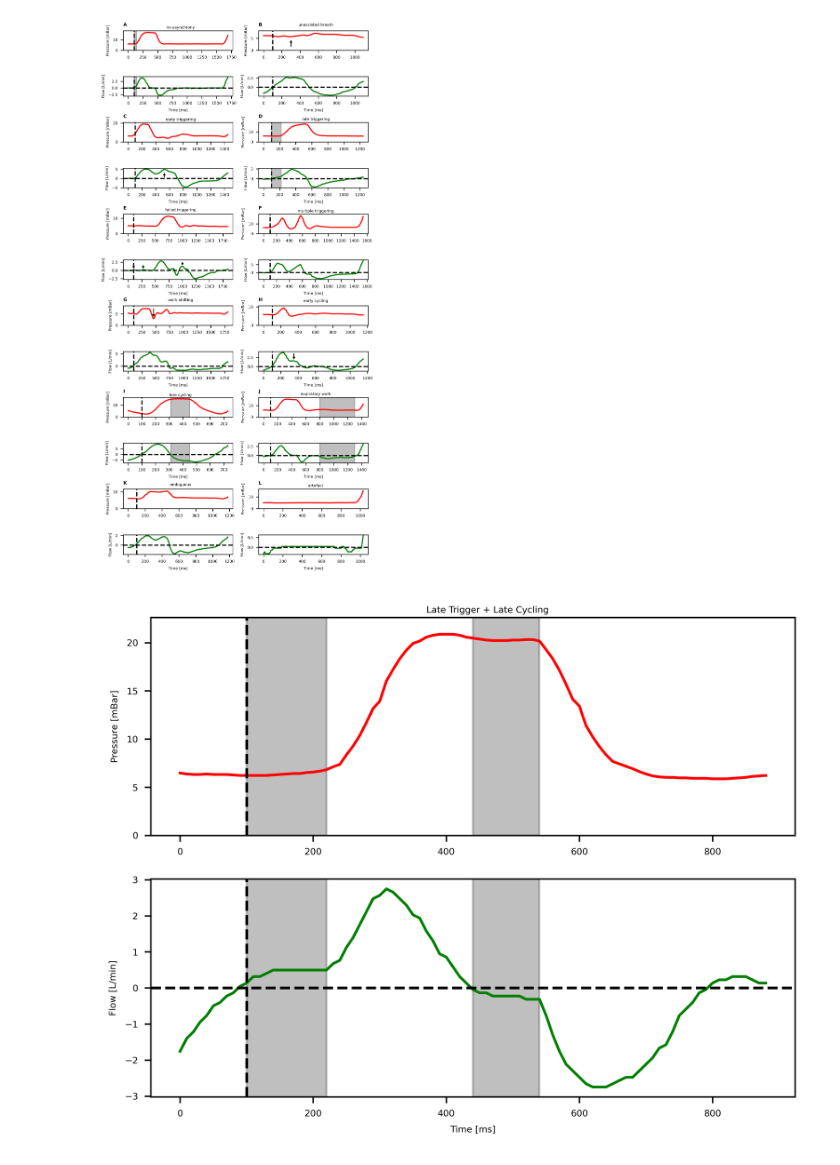
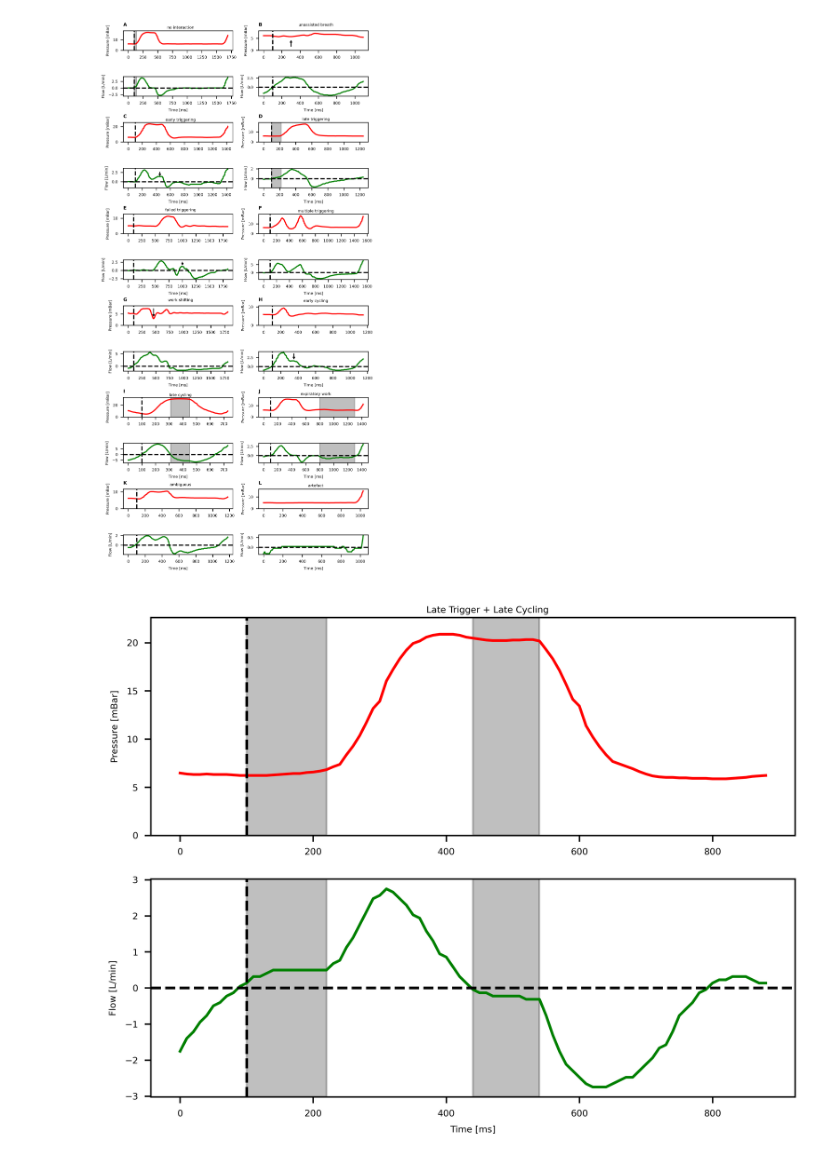
Before and after one commit to chongtwd/Detection-and-quantitative-analysis-of-patient-ventilator-interactions-in-ventilated-neonates, a Jupyter notebook: model_dev/Figure1.ipynb, the cells around one changed output. Saved outputs shown, nothing was run; the diff lists cells and outputs as text; code cells hidden in the pictures.

```diff
--- a/model_dev/Figure1.ipynb
+++ b/model_dev/Figure1.ipynb
@@ -6,7 +6,7 @@ from PIL import Image
 
 df = pd.read_csv("../data/train/combined.csv")
 ws = pd.read_csv("../data/train/waveforms.csv")
-df = df.rename({"splinting" : "ambiguous"}, axis=1)
+df = df.rename({"splinting" : "ambiguous", "no asynchrony" : "no interaction"}, axis=1)
 
 def plot_breath(ax, i, j, b, h, df, ws, rs, plot_breath_start=True):
     idx = df.loc[df[b] == 1][["Sample","original_index"]].sample(1, random_state = rs)
@@ -29,7 +29,7 @@ def plot_breath(ax, i, j, b, h, df, ws, rs, plot_breath_start=True):
 plt.rcParams.update({'font.size': 5})
 fig, axs = plt.subplots(12, 2, figsize=(5,10), dpi=600)
 
-plot_breath(axs, 0, 0, "no asynchrony", "A", df, ws, 0)
+plot_breath(axs, 0, 0, "no interaction", "A", df, ws, 0)
 axs[0, 0].axvspan(100, 140, color="k", alpha=0.25)
 axs[1, 0].axvspan(100, 140, color="k", alpha=0.25)
 
@@ -37,8 +37,8 @@ plot_breath(axs, 0, 1, "unassisted breath", "B", df, ws, 3)
 axs[0, 1].annotate("", xy=(300, 5), xytext=(300, 1),
             arrowprops=dict(arrowstyle="->"))
 
-plot_breath(axs, 2, 0, "early trigger", "C", df, ws, 3)
-axs[3,0].annotate("", xy=(525, 4), xytext=(525, 0),
+plot_breath(axs, 2, 0, "early trigger", "C", df, ws, 10)
+axs[3,0].annotate("", xy=(450, 1), xytext=(450, 3),
             arrowprops=dict(arrowstyle="->"))
 
 plot_breath(axs, 2, 1, "late trigger", "D", df, ws, 0)
@@ -46,40 +46,36 @@ axs[2, 1].axvspan(100, 220, color="k", alpha=0.25)
 axs[3, 1].axvspan(100, 220, color="k", alpha=0.25)
 
 plot_breath(axs, 4, 0, "failed trigger", "E", df, ws, 1)
-axs[5,0].annotate("", xy=(100, 0), xytext=(100, 2),
-            arrowprops=dict(arrowstyle="->"))
-axs[5,0].annotate("", xy=(275, 0), xytext=(275, 2),
-            arrowprops=dict(arrowstyle="->"))
 axs[5,0].annotate("", xy=(1000, 1), xytext=(1000, 3),
             arrowprops=dict(arrowstyle="->"))
 
 plot_breath(axs, 4, 1, "multiple trigger", "F", df, ws, 0)
 
 plot_breath(axs, 6, 0, "work shifting", "G", df, ws, 14)
 axs[6,0].annotate("", xy=(460, 3), xytext=(460, 8),
             arrowprops=dict(arrowstyle="->"))
 
 plot_breath(axs, 6, 1, "early cycling", "H", df, ws, 2)
 axs[7,1].annotate("", xy=(350, 1.5), xytext=(350, 4),
             arrowprops=dict(arrowstyle="->"))
 
 plot_breath(axs, 8, 0, "late cycling", "I", df, ws, 9)
 axs[8, 0].axvspan(310, 450, color="k", alpha=0.25)
 axs[9, 0].axvspan(310, 450, color="k", alpha=0.25)
 
 plot_breath(axs, 8, 1, "expiratory work", "J", df, ws, 8)
 axs[8, 1].axvspan(800, 1300, color="k", alpha=0.25)
 axs[9, 1].axvspan(800, 1300, color="k", alpha=0.25)
 
 plot_breath(axs, 10, 0, "ambiguous", "K", df, ws, 1)
 
 plot_breath(axs, 10, 1, "artefact", "L", df, ws, 3, False)
 
 fig.tight_layout(h_pad=0.1)
 plt.savefig("Figures/Figure1.jpg")
 Image.open('Figures/Figure1.jpg').convert('L').save('Figures/Figure1grayscale.jpg')
 # %% [output]
-[figure, old version]
+[figure, new version]
 # %%
 i = 7
 temp = df.loc[(df["late trigger"] == 1) & (df["late cycling"] == 1)]
```
Also changed, not shown: 1 other file.
